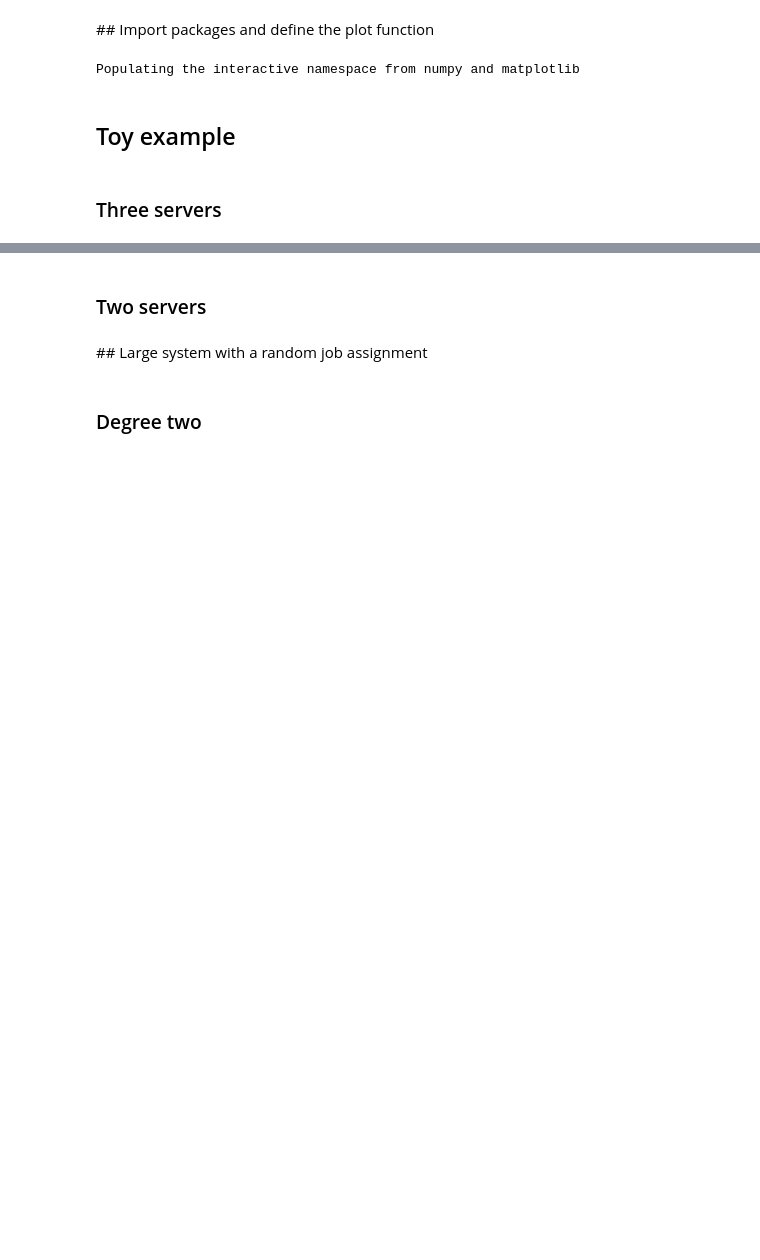
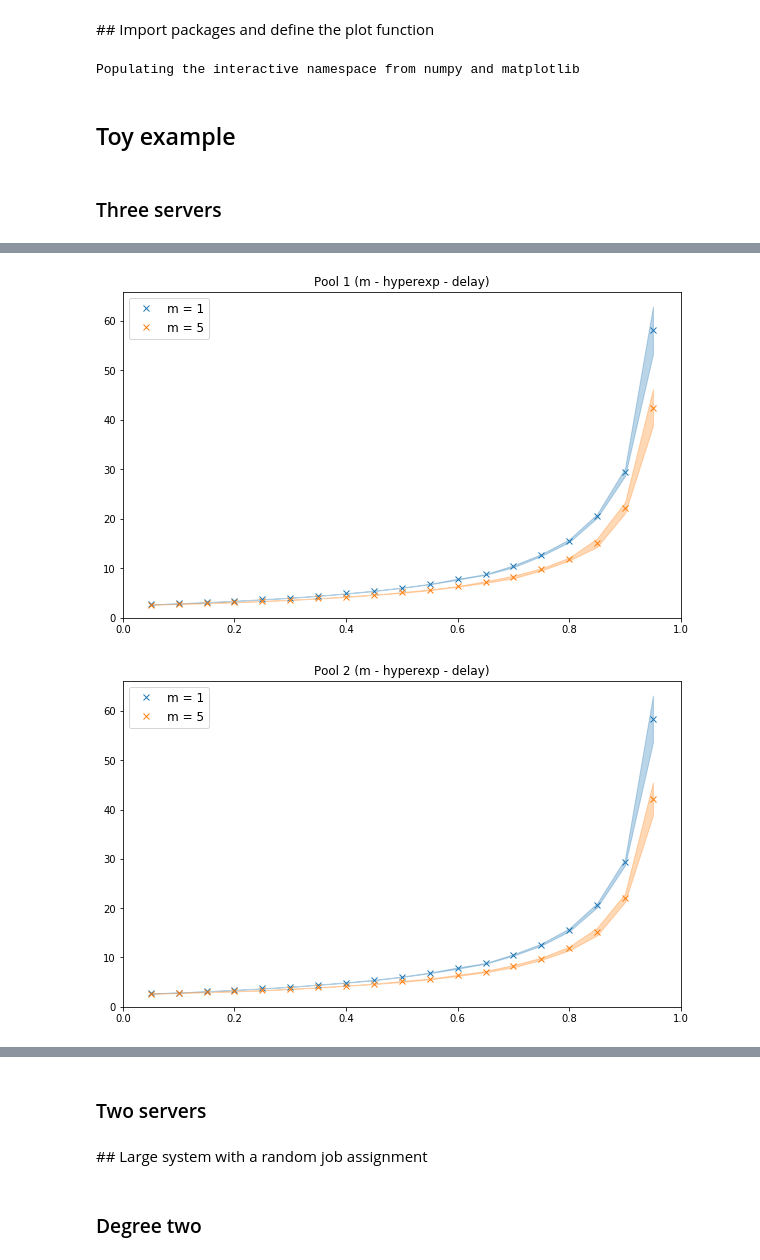
Before and after one commit to ccomte/phd-thesis, a Jupyter notebook: 7-job-scheduling/plot.ipynb, the cells around one changed output, grey strips where cells are left out. Drawn from its saved outputs; the diff is of its cells as text; code cells hidden in the pictures; blank space fills up the shorter version.

```diff
--- a/7-job-scheduling/plot.ipynb
+++ b/7-job-scheduling/plot.ipynb
@@ -61,0 +62,5 @@ toy_example('m', 'bimodal', 'service-rate')
+# %%
+toy_example('m', 'hyperexp', 'delay', timers=[1, 5])
+# %% [output]
+[figure, added]
+[figure, added]
```
Also changed, not shown: parts of 4 cells of this notebook, 2 other files.
